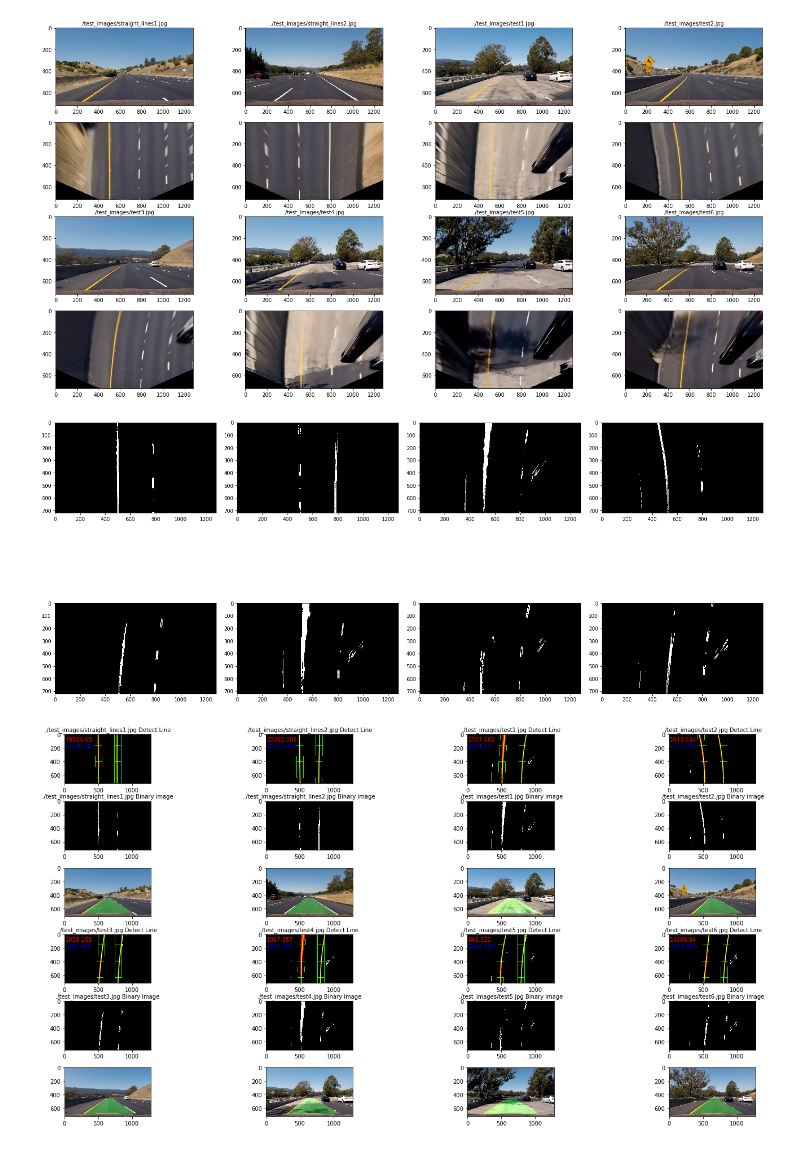
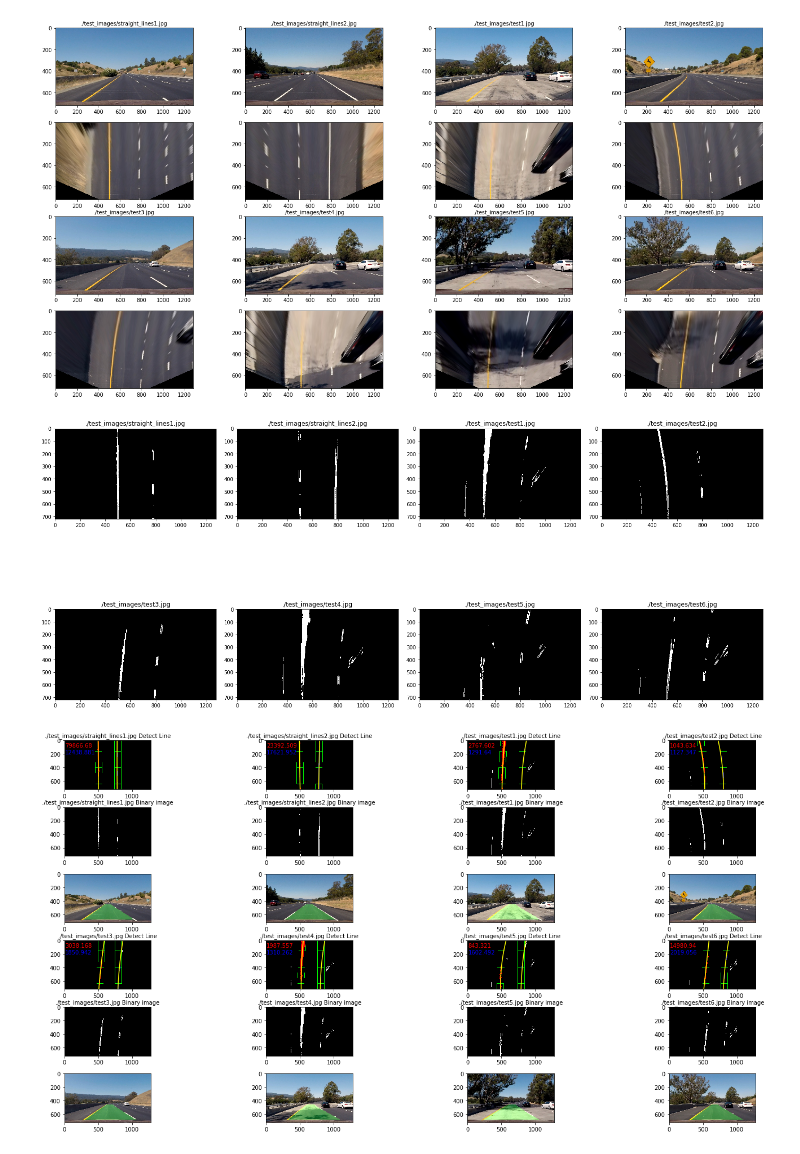
Before and after one commit to satoshikumano/CarND-Advanced-Lane-Lines-Submission, a Jupyter notebook: AdvancedLaneFinding.ipynb, the cells around one changed output. Drawn from its saved outputs; the diff is of its cells as text; code cells hidden in the pictures.

```diff
--- a/AdvancedLaneFinding.ipynb
+++ b/AdvancedLaneFinding.ipynb
@@ -196,14 +196,16 @@ def convert_color(img, s_thresh=(100, 245), sx_thresh=(130, 255), dark_thresh=50
 # %%
 f, subs = plt.subplots(2, 4, figsize=(20,10))
 plt.tight_layout()
 for idx, fname in enumerate(test_images):
     image = cv2.imread(fname)
     warped = prepare_image(image)
     converted = convert_color(warped)
 
     if 0 <= idx and idx <= 3:
-        subs[0][idx].imshow(converted, cmap='gray')
+        sub = subs[0][idx]
     else:
-        subs[1][idx%4].imshow(converted, cmap='gray')
+        sub = subs[1][idx%4]
+    sub.imshow(converted, cmap='gray')
+    sub.set_title(fname)
 # %% [output]
-[figure, old version]
+[figure, new version]
```
Also changed, not shown: parts of 9 cells of this notebook.
